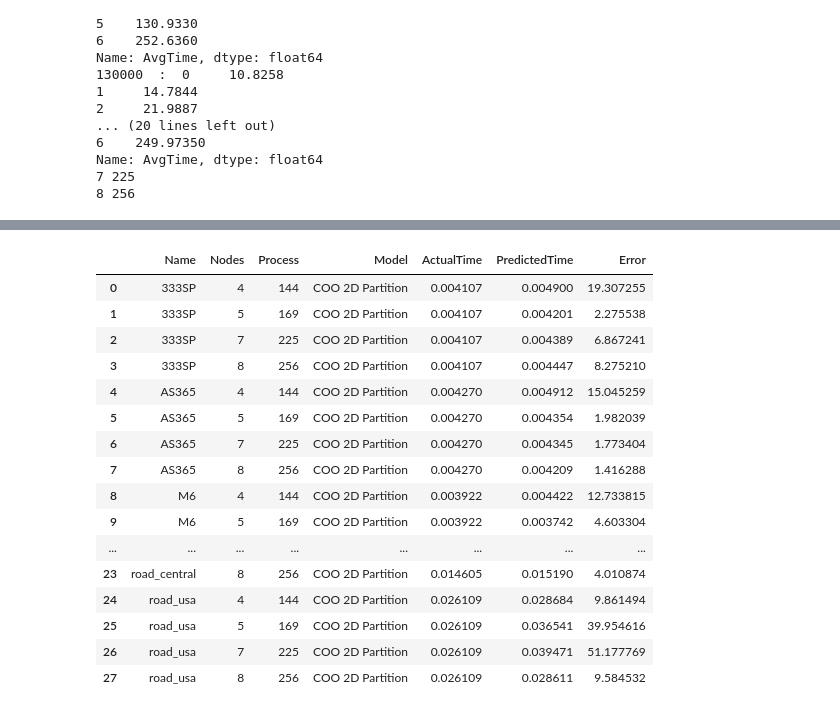
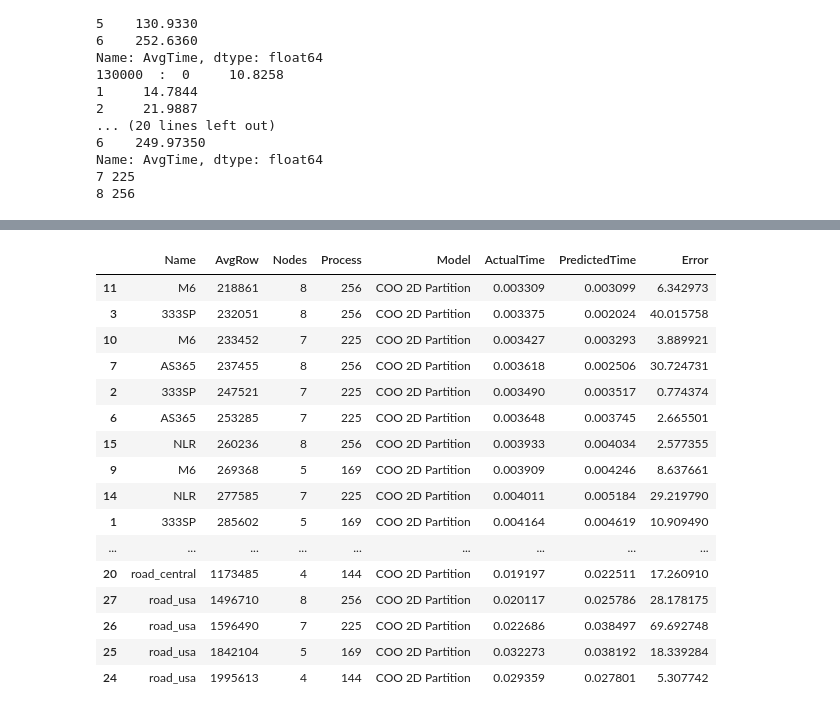
Before and after one commit to marufdsi/ConferencePapers, a Jupyter notebook: ICPP2021/ICPP_PLOTS_GEN.ipynb, the cells around one changed output, grey strips where cells are left out. Saved outputs shown, nothing was run; the diff lists cells and outputs as text; code cells hidden in the pictures.

```diff
--- a/ICPP2021/ICPP_PLOTS_GEN.ipynb
+++ b/ICPP2021/ICPP_PLOTS_GEN.ipynb
@@ -1332,6 +1332,6 @@ Name: AvgTime, dtype: float64
 8 256
 # %%
 csr_full_data = pd.read_csv("../../SpMV_Model/src/SkylakeResults/MPI_CSR_2D_SpMV.csv")
-csr_real_data = csr_full_data[csr_full_data["Name"].isin(test_matrices)].groupby("Name").mean().reset_index()
+csr_real_data = csr_full_data[csr_full_data["Name"].isin(test_matrices)].groupby(["Name", "Nodes", "nProcess", "DataType"]).mean().reset_index()
 csr_real_data
 # %% [output]
@@ -1364,8 +1373,8 @@ for topo in topology:
     key_max = max(csr_models.keys())
     key_min = min(csr_models.keys())
     key_max
-
-    for index,row in csr_real_data.iterrows():
+    _real_data = csr_real_data[(csr_real_data["Nodes"]==nodes) & (csr_real_data["nProcess"] == prcs)].reset_index()
+    for index,row in _real_data.iterrows():
     #     print(row["AvgRow"], int(row["AvgRow"]/1000)*1000)
         npr = row["NonZeroPerRow"]
     #     if npr < 1:
@@ -1548,7 +1557,7 @@ for topo in topology:
     train(coo_2d_model_ref, 300000, 500000, 5000, coo_legends, coo_lines, coo_models, df_coo, column, nonZeroList)
 
     train(coo_2d_model_ref, 500000, 1300000, 5000, coo_legends, coo_lines, coo_models, df_coo, column, nonZeroList2)
-    train(coo_2d_model_ref, 130000, 2000000, 5000, coo_legends, coo_lines, coo_models, df_coo, column, nonZeroList2)
+    train(coo_2d_model_ref, 130000, 2005000, 5000, coo_legends, coo_lines, coo_models, df_coo, column, nonZeroList2)
 
 #     train(coo_2d_model_ref, 2000000, 5000000, 20000, coo_legends, coo_lines, coo_models, df_coo, column, nonZeroList3)
 #     train(coo_2d_model_ref, 5000000, 8000000, 40000, coo_legends, coo_lines, coo_models, df_coo, column, nonZeroList3)
@@ -1581,6 +1590,6 @@ Name: AvgTime, dtype: float64
 8 256
 # %%
 coo_full_data = pd.read_csv("../../SpMV_Model/src/SkylakeResults/MPI_COO_2D_SpMV.csv")
-coo_real_data = coo_full_data[coo_full_data["Name"].isin(test_matrices)].groupby("Name").mean().reset_index()
+coo_real_data = coo_full_data[coo_full_data["Name"].isin(test_matrices)].groupby(["Name", "Nodes", "nProcess", "DataType"]).mean().reset_index()
 coo_real_data
 # %% [output]
@@ -1602,6 +1627,7 @@ _prcs = []
 _nodes = []
 a_time = []
 p_time = []
+_avg_row = []
 column = "AvgTime"
 for topo in topology:
     prcs = topo["Process"]
@@ -1613,13 +1639,14 @@ for topo in topology:
     key_max = max(coo_models.keys())
     key_min = min(coo_models.keys())
     key_max
-
-    for index,row in coo_real_data.iterrows():
+    _real_data = coo_real_data[(coo_real_data["Nodes"]==nodes) & (coo_real_data["nProcess"] == prcs)].reset_index()
+    for index,row in _real_data.iterrows():
     #     print(row["AvgRow"], int(row["AvgRow"]/1000)*1000)
         npr = row["NonZeroPerRow"]
     #     if npr < 1:
     #         print(npr)
     #         continue
+
         if row["AvgRow"] in coo_models:
             print("found")
         else:
@@ -1660,11 +1687,13 @@ for topo in topology:
                 _nodes.append(nodes)
                 a_time.append(row[column]/1000)
                 p_time.append(predict[0][0]/1000)
+                _avg_row.append(row["AvgRow"])
             else:
-                print(y1, "< Avg Time")
-            print("lowKey", lowKey, " highKey: ", highKey)
+                print(prcs, y1, "< Avg Time")
+            print(prcs, " lowKey", lowKey, " highKey: ", highKey, " maxkey:", key_max)
 
 coo_linear_pred["Name"] = mat
+coo_linear_pred["AvgRow"] = _avg_row
 coo_linear_pred["Nodes"] = _nodes
 coo_linear_pred["Process"] = _prcs
 coo_linear_pred["Model"] = model_name
@@ -1673,5 +1702,5 @@ coo_linear_pred["PredictedTime"] = p_time
 coo_linear_pred["Error"] = err
 coo_linear_pred["Error"] = err
 coo_linear_pred = coo_linear_pred.sort_values(by=["Name", "Nodes", "Process"]).reset_index(drop=True)
-coo_linear_pred
+coo_linear_pred.sort_values(by="AvgRow")
 # %% [output]
@@ -1695,20 +1724,20 @@ lowKey 1730000  highKey:  1735000
-|  | Name | Nodes | Process | Model | ActualTime | PredictedTime | Error |
-| 0 | 333SP | 4 | 144 | COO 2D Partition | 0.004107 | 0.004900 | 19.307255 |
-| 1 | 333SP | 5 | 169 | COO 2D Partition | 0.004107 | 0.004201 | 2.275538 |
-| 2 | 333SP | 7 | 225 | COO 2D Partition | 0.004107 | 0.004389 | 6.867241 |
-| 3 | 333SP | 8 | 256 | COO 2D Partition | 0.004107 | 0.004447 | 8.275210 |
-| 4 | AS365 | 4 | 144 | COO 2D Partition | 0.004270 | 0.004912 | 15.045259 |
-| 5 | AS365 | 5 | 169 | COO 2D Partition | 0.004270 | 0.004354 | 1.982039 |
-| 6 | AS365 | 7 | 225 | COO 2D Partition | 0.004270 | 0.004345 | 1.773404 |
-| 7 | AS365 | 8 | 256 | COO 2D Partition | 0.004270 | 0.004209 | 1.416288 |
-| 8 | M6 | 4 | 144 | COO 2D Partition | 0.003922 | 0.004422 | 12.733815 |
-| 9 | M6 | 5 | 169 | COO 2D Partition | 0.003922 | 0.003742 | 4.603304 |
-| ... | ... | ... | ... | ... | ... | ... | ... |
-| 23 | road_central | 8 | 256 | COO 2D Partition | 0.014605 | 0.015190 | 4.010874 |
-| 24 | road_usa | 4 | 144 | COO 2D Partition | 0.026109 | 0.028684 | 9.861494 |
-| 25 | road_usa | 5 | 169 | COO 2D Partition | 0.026109 | 0.036541 | 39.954616 |
-| 26 | road_usa | 7 | 225 | COO 2D Partition | 0.026109 | 0.039471 | 51.177769 |
-| 27 | road_usa | 8 | 256 | COO 2D Partition | 0.026109 | 0.028611 | 9.584532 |
+|  | Name | AvgRow | Nodes | Process | Model | ActualTime | PredictedTime | Error |
+| 11 | M6 | 218861 | 8 | 256 | COO 2D Partition | 0.003309 | 0.003099 | 6.342973 |
+| 3 | 333SP | 232051 | 8 | 256 | COO 2D Partition | 0.003375 | 0.002024 | 40.015758 |
+| 10 | M6 | 233452 | 7 | 225 | COO 2D Partition | 0.003427 | 0.003293 | 3.889921 |
+| 7 | AS365 | 237455 | 8 | 256 | COO 2D Partition | 0.003618 | 0.002506 | 30.724731 |
+| 2 | 333SP | 247521 | 7 | 225 | COO 2D Partition | 0.003490 | 0.003517 | 0.774374 |
+| 6 | AS365 | 253285 | 7 | 225 | COO 2D Partition | 0.003648 | 0.003745 | 2.665501 |
+| 15 | NLR | 260236 | 8 | 256 | COO 2D Partition | 0.003933 | 0.004034 | 2.577355 |
+| 9 | M6 | 269368 | 5 | 169 | COO 2D Partition | 0.003909 | 0.004246 | 8.637661 |
+| 14 | NLR | 277585 | 7 | 225 | COO 2D Partition | 0.004011 | 0.005184 | 29.219790 |
+| 1 | 333SP | 285602 | 5 | 169 | COO 2D Partition | 0.004164 | 0.004619 | 10.909490 |
+| ... | ... | ... | ... | ... | ... | ... | ... | ... |
+| 20 | road_central | 1173485 | 4 | 144 | COO 2D Partition | 0.019197 | 0.022511 | 17.260910 |
+| 27 | road_usa | 1496710 | 8 | 256 | COO 2D Partition | 0.020117 | 0.025786 | 28.178175 |
+| 26 | road_usa | 1596490 | 7 | 225 | COO 2D Partition | 0.022686 | 0.038497 | 69.692748 |
+| 25 | road_usa | 1842104 | 5 | 169 | COO 2D Partition | 0.032273 | 0.038192 | 18.339284 |
+| 24 | road_usa | 1995613 | 4 | 144 | COO 2D Partition | 0.029359 | 0.027801 | 5.307742 |
 # %%
 for m,m_data in coo_linear_pred.groupby("Name"):
     size = len(m_data)
```
Also changed, not shown: parts of 9 cells of this notebook, 2 other files.
